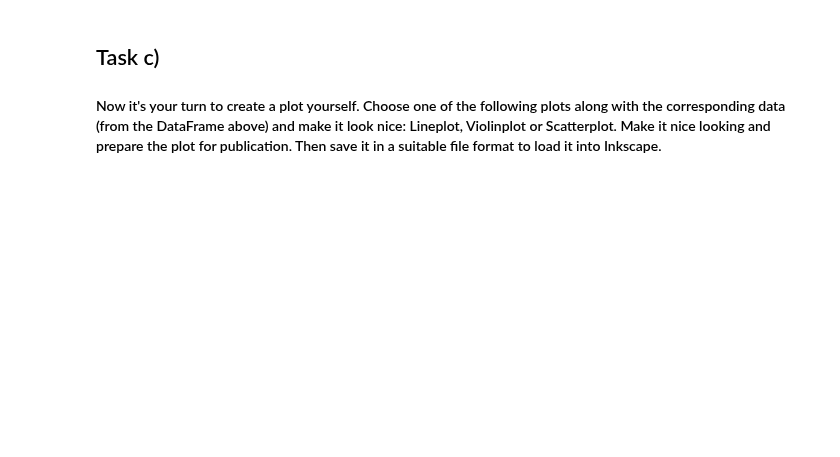
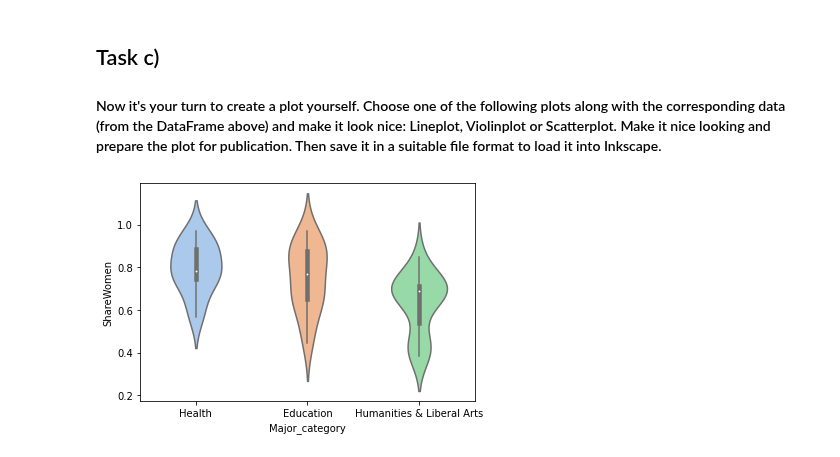
Before and after one commit to amr1235/DSS, a Jupyter notebook: exercise 3/Homework_4.ipynb, the cells around one changed output. Saved outputs shown, nothing was run; the diff lists cells and outputs as text; code cells hidden in the pictures; blank space fills up the shorter version.

```diff
--- a/exercise 3/Homework_4.ipynb
+++ b/exercise 3/Homework_4.ipynb
@@ -74,3 +107,18 @@ ax = sns.boxplot(data=df, x='Major_category', y='Median')
 #### Now it's your turn to create a plot yourself. Choose one of the following plots along with the corresponding data (from the DataFrame above) and make it look nice: Lineplot, Violinplot or Scatterplot. Make it nice looking and prepare the plot for publication. Then save it in a suitable file format to load it into Inkscape.
 # %%
 # todo: your solution here
+# Violinplot of top 5 sharing women
+
+# get top 3 cats
+maj_df = df.groupby(['Major_category'])["ShareWomen"].sum()
+maj_df = maj_df.sort_values(ascending=False)
+top_majors = maj_df.iloc[0:3].keys().to_numpy()
+new_df = df[df["Major_category"].isin(top_majors)]
+
+sns.violinplot(new_df, x='Major_category', y='ShareWomen',
+                palette='pastel',
+                width=0.5)
+
+plt.savefig('photos/ShareWomen.svg', bbox_inches='tight')
+# %% [output]
+[figure, added]
```
Also changed, not shown: parts of 3 cells of this notebook, 4 other files.
